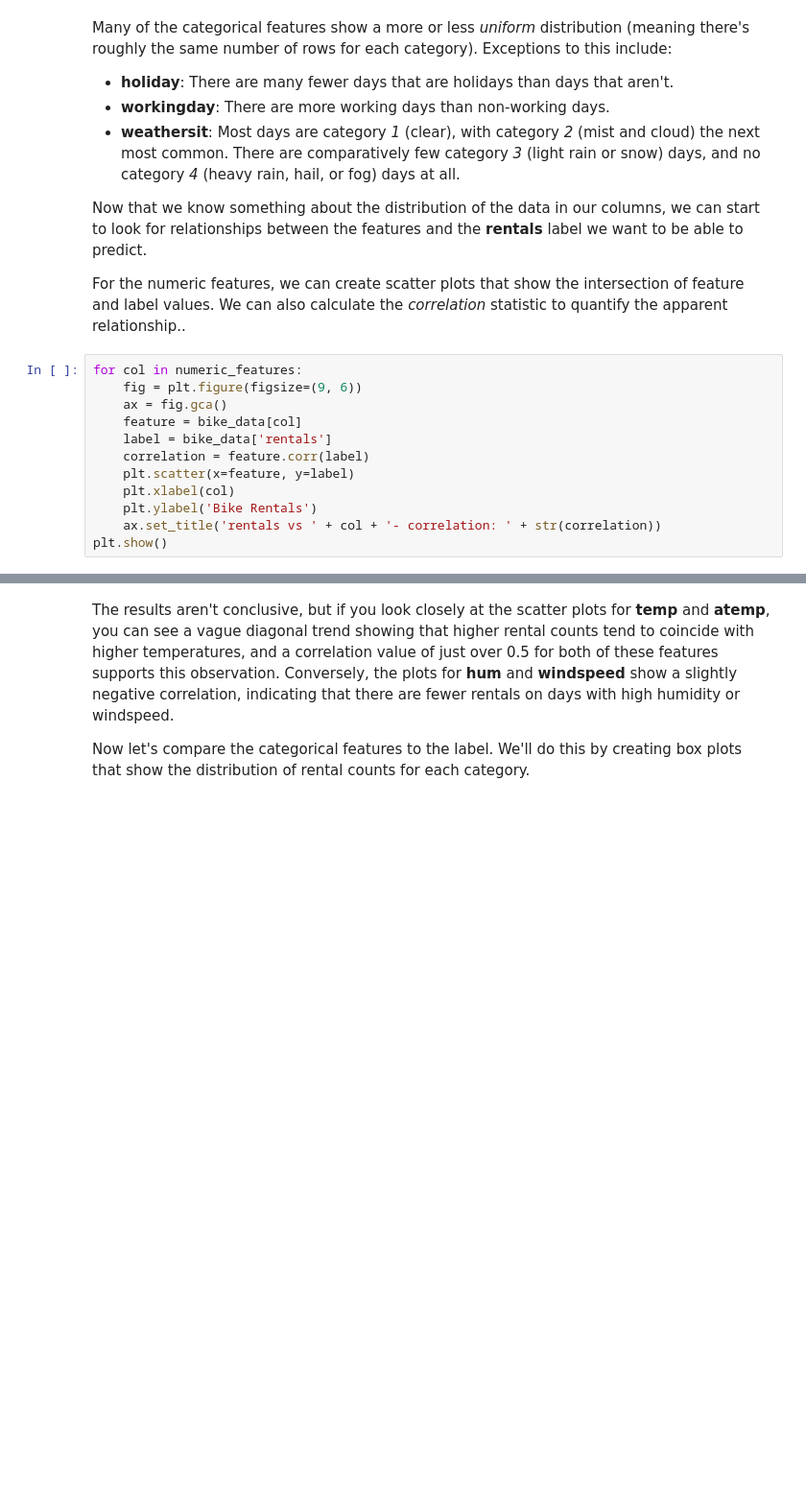
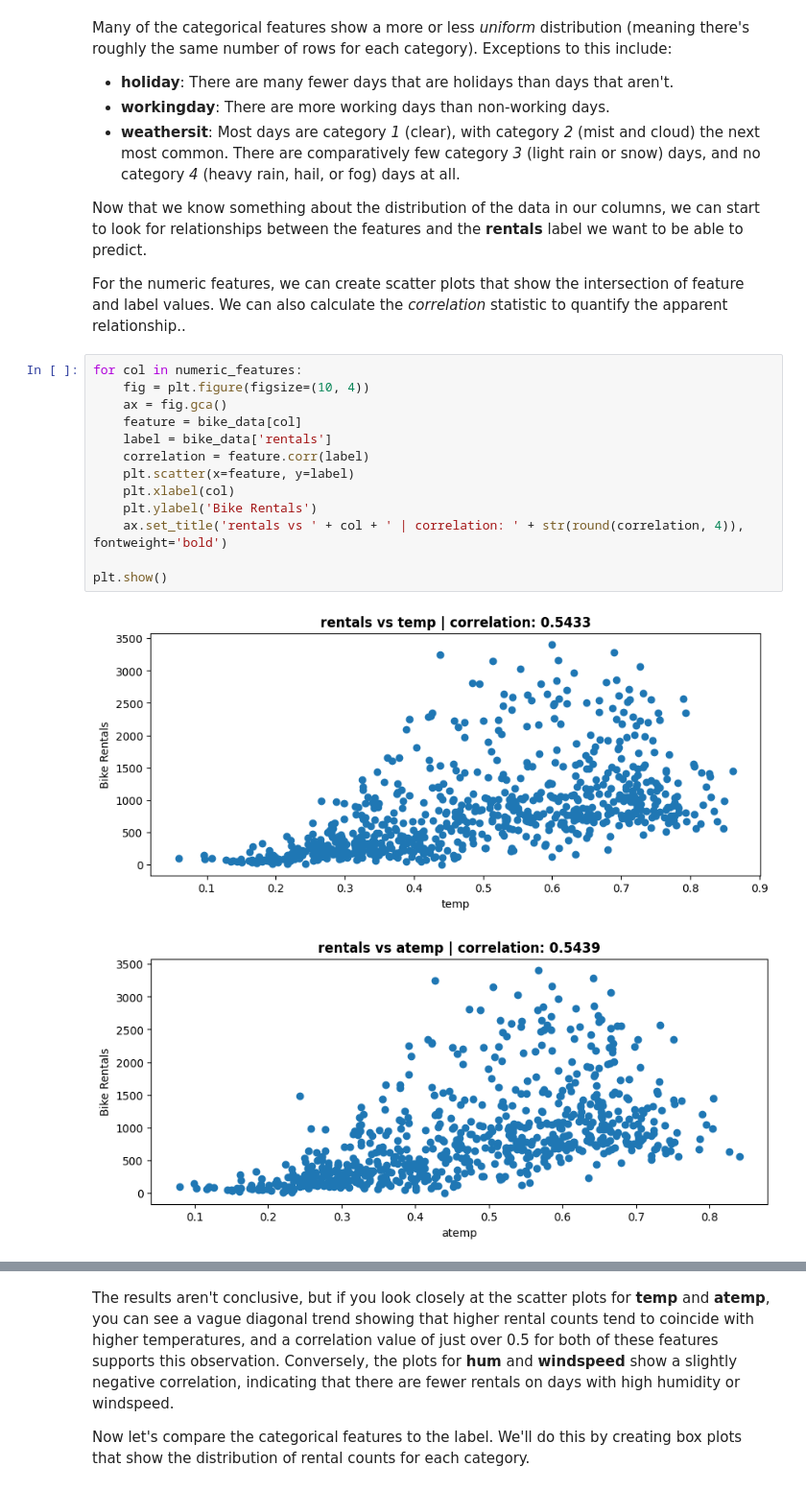
Before and after one commit to hugosouto/coursera-microsoft-azure-ds-specialization, a Jupyter notebook: C1-create-ml-models-in-azure/W1L2-train-and-evaluate-regression-models/01-training.ipynb, the cells around one changed output, grey strips where cells are left out. Shown: that part at 96% size. Cells and saved outputs as stored; diff of their text form; blank space fills up the shorter version.

```diff
--- a/C1-create-ml-models-in-azure/W1L2-train-and-evaluate-regression-models/01-training.ipynb
+++ b/C1-create-ml-models-in-azure/W1L2-train-and-evaluate-regression-models/01-training.ipynb
@@ -144,13 +224,17 @@ Now that we know something about the distribution of the data in our columns, we
 For the numeric features, we can create scatter plots that show the intersection of feature and label values. We can also calculate the *correlation* statistic to quantify the apparent relationship..
 # %%
 for col in numeric_features:
-    fig = plt.figure(figsize=(9, 6))
+    fig = plt.figure(figsize=(10, 4))
     ax = fig.gca()
     feature = bike_data[col]
     label = bike_data['rentals']
     correlation = feature.corr(label)
     plt.scatter(x=feature, y=label)
     plt.xlabel(col)
     plt.ylabel('Bike Rentals')
-    ax.set_title('rentals vs ' + col + '- correlation: ' + str(correlation))
+    ax.set_title('rentals vs ' + col + ' | correlation: ' + str(round(correlation, 4)), fontweight='bold')
+
 plt.show()
+# %% [output]
+[figure, added]
+[figure, added]
```
Also changed, not shown: parts of 16 cells of this notebook.
